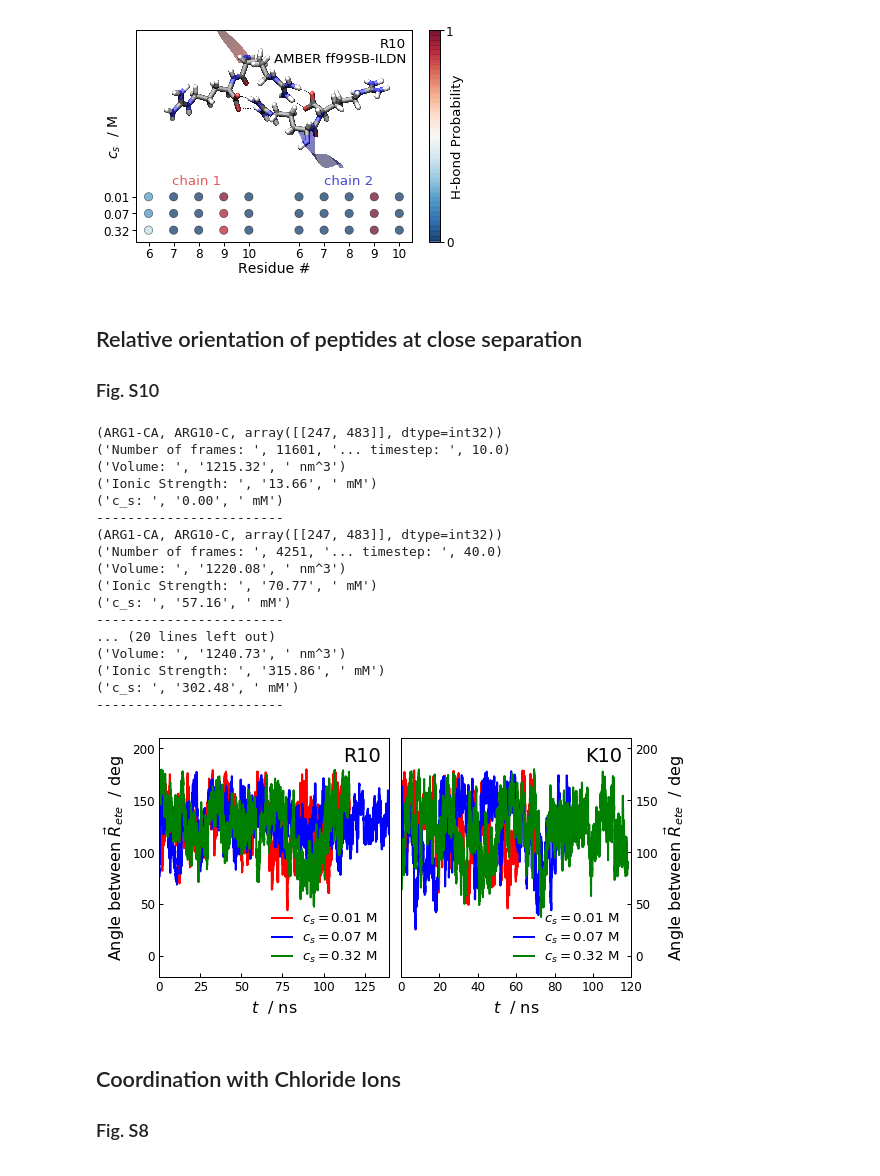
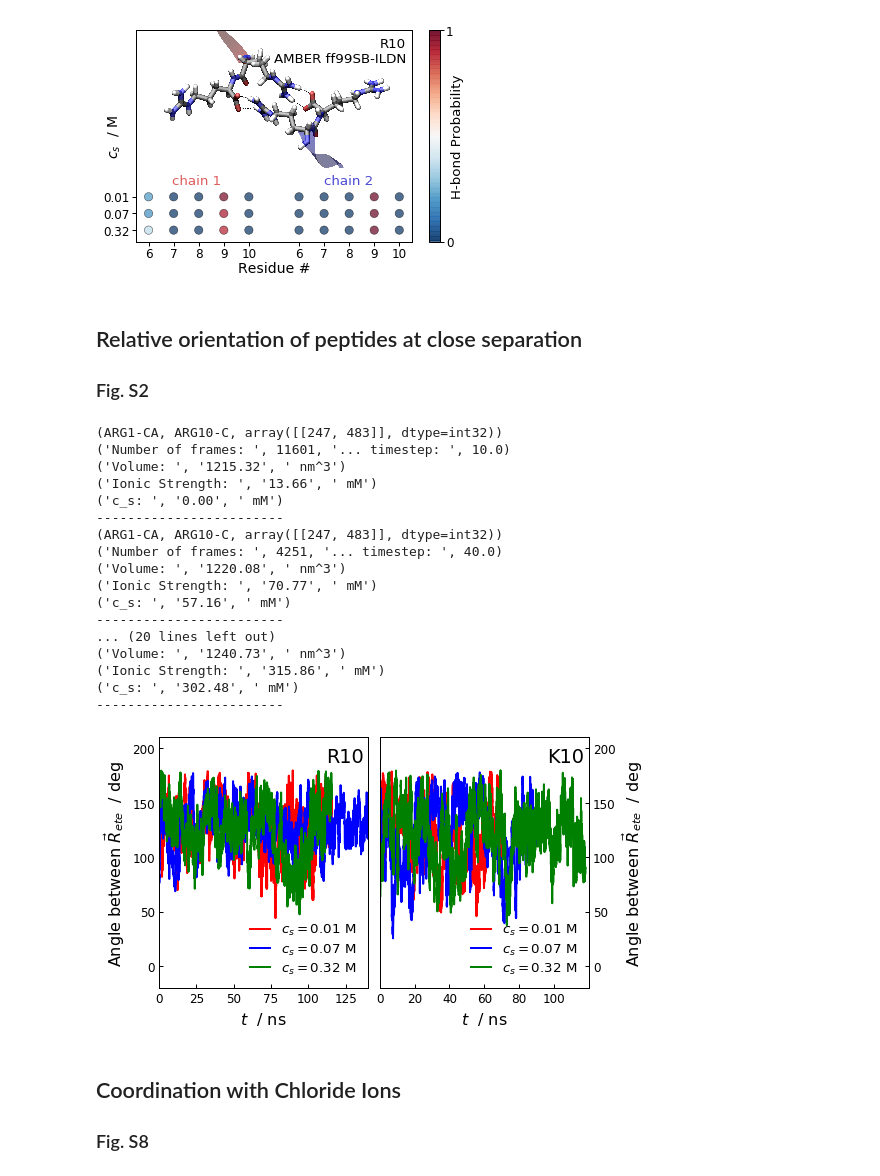
Before and after one commit to mlund/decaarginine, a Jupyter notebook: SI-notebook.ipynb, the cells around one changed output. Cells and saved outputs as stored; diff of their text form; code cells hidden in the pictures.

```diff
--- a/SI-notebook.ipynb
+++ b/SI-notebook.ipynb
@@ -1999,15 +1990,15 @@ ARG10-OXT
 [figure]
 # %% [markdown]
 ## Relative orientation of peptides at close separation
-### Fig. S10
+### Fig. S2
 # %%
-plt.rcParams.update({'font.size': 16, 'figure.figsize': [8.0, 4],'font.family':'DejaVu Sans',
+plt.rcParams.update({'font.size': 16, 'figure.figsize': [8.0, 4.5],'font.family':'DejaVu Sans',
                      'savefig.dpi': 300, 'legend.fontsize': 'small', 'legend.frameon': False,
                      'legend.numpoints':1,'xtick.direction':'in','ytick.direction':'in',
                      'axes.linewidth':1.0,'xtick.labelsize':12,'ytick.labelsize':12,
                      'axes.labelsize':'medium','xtick.major.pad':4, 'ytick.major.pad':4})
 
-def angle(t,s1='index 4',s2='index 240',s3='index 247',s4='index 483',c='blue',l=''):
+def angle(t,subplot,s1='index 4',s2='index 240',s3='index 247',s4='index 483',c='blue',l=''):
     ends1 = t.topology.select_pairs(selection1=s1, selection2=s2)
     ends2 = t.topology.select_pairs(selection1=s3, selection2=s4)
     ete1 = md.compute_displacements(t,ends1)
@@ -2032,59 +2023,64 @@ def angle(t,s1='index 4',s2='index 240',s3='index 247',s4='index 483',c='blue',l
             v2_u = unit_vector(v2[i][0])
             array = np.append(array,[[np.arccos(np.clip(np.dot(v1_u, v2_u), -1.0, 1.0))/np.pi*180]],axis=0)
         return array
-    plt.plot(np.arange(0,t.n_frames,1)*t.timestep*1e-3,angle_between(ete1,ete2),color=c,label=l,lw=2)
-    plt.xlabel('$t$  / ns')
-    plt.ylim(-20,210)
-    plt.ylabel(r'Angle between $\vec R_{ete}$  / deg')
+    subplot.plot(np.arange(0,t.n_frames,1)*t.timestep*1e-3,angle_between(ete1,ete2),color=c,label=l,lw=2)
+    subplot.set_xlabel('$t$  / ns')
+    subplot.set_ylim(-20,210)
+    subplot.set_ylabel(r'Angle between $\vec R_{ete}$  / deg')
 
-ax1 = plt.axes([.09, .13, .4, 0.83])
-angle(trl[1:],c='red',l='$c_s=0.01$ M')
-angle(trm,c='blue',l='$c_s=0.07$ M')
-angle(trh,c='green',l='$c_s=0.32$ M')
-plt.legend(frameon=False,loc='lower right',handlelength=1.5)
-plt.xlim(0,140)
+f, (ax1,ax2) = plt.subplots(1, 2, sharex=False, sharey=False)
 
-ax2 = plt.axes([.51, .13, .4, 0.83])
-angle(tkl,s1='index 4',s2='index 220',s3='index 227',s4='index 443',c='red',l='$c_s=0.01$ M')
-angle(tkm,s1='index 4',s2='index 220',s3='index 227',s4='index 443',c='blue',l='$c_s=0.07$ M')
-angle(tkh,s1='index 4',s2='index 220',s3='index 227',s4='index 443',c='green',l='$c_s=0.32$ M')
+#ax1 = plt.axes([.09, .13, .4, 0.83])
+angle(trl[1:],ax1,c='red',l='$c_s=0.01$ M')
+angle(trm,ax1,c='blue',l='$c_s=0.07$ M')
+angle(trh,ax1,c='green',l='$c_s=0.32$ M')
+ax1.legend(frameon=False,loc='lower right',handlelength=1.5)
+ax1.set_xlim(0,140)
+ax1.set_xticks(np.arange(0,140,25))
+
+#ax2 = plt.axes([.51, .13, .4, 0.83])
+angle(tkl,ax2,s1='index 4',s2='index 220',s3='index 227',s4='index 443',c='red',l='$c_s=0.01$ M')
+angle(tkm,ax2,s1='index 4',s2='index 220',s3='index 227',s4='index 443',c='blue',l='$c_s=0.07$ M')
+angle(tkh,ax2,s1='index 4',s2='index 220',s3='index 227',s4='index 443',c='green',l='$c_s=0.32$ M')
 ax2.yaxis.tick_right()
 ax2.yaxis.set_label_position("right")
-plt.xlim(0,120)
+ax2.set_xlim(0,120)
+ax2.set_xticks(np.arange(0,120,20))
 
 ax1.tick_params('both', length=4, width=1., which='major')
 ax2.tick_params('both', length=4, width=1., which='major')
 
 ax1.yaxis.tick_left()
 ax1.xaxis.tick_bottom()
 ax2.yaxis.tick_right()
 ax2.xaxis.tick_bottom()
 
 ax1.annotate('R10',xy=(0.8,0.9),xycoords='axes fraction',color='k',fontsize='large')
 ax2.annotate('K10',xy=(0.8,0.9),xycoords='axes fraction',color='k',fontsize='large')
 
-plt.legend(frameon=False,loc='lower right',handlelength=1.5)
-plt.savefig('fig/figS10.pdf')
+ax2.legend(frameon=False,loc='lower right',handlelength=1.5)
+plt.tight_layout(w_pad=0.5)
+plt.savefig('fig/figS2.pdf')
 plt.show()
 # %% [output]
 (ARG1-CA, ARG10-C, array([[247, 483]], dtype=int32))
 ('Number of frames: ', 11601, '... timestep: ', 10.0)
 ('Volume: ', '1215.32', ' nm^3')
 ('Ionic Strength: ', '13.66', ' mM')
 ('c_s: ', '0.00', ' mM')
 ------------------------
 (ARG1-CA, ARG10-C, array([[247, 483]], dtype=int32))
 ('Number of frames: ', 4251, '... timestep: ', 40.0)
 ('Volume: ', '1220.08', ' nm^3')
 ('Ionic Strength: ', '70.77', ' mM')
 ('c_s: ', '57.16', ' mM')
 ------------------------
 ... (20 lines left out)
 ('Volume: ', '1240.73', ' nm^3')
 ('Ionic Strength: ', '315.86', ' mM')
 ('c_s: ', '302.48', ' mM')
 ------------------------
-[figure, old version]
+[figure, new version]
 # %% [markdown]
 ## Coordination with Chloride Ions
 ### Fig. S8
```
Also changed, not shown: parts of 24 cells of this notebook, 2 other files.
